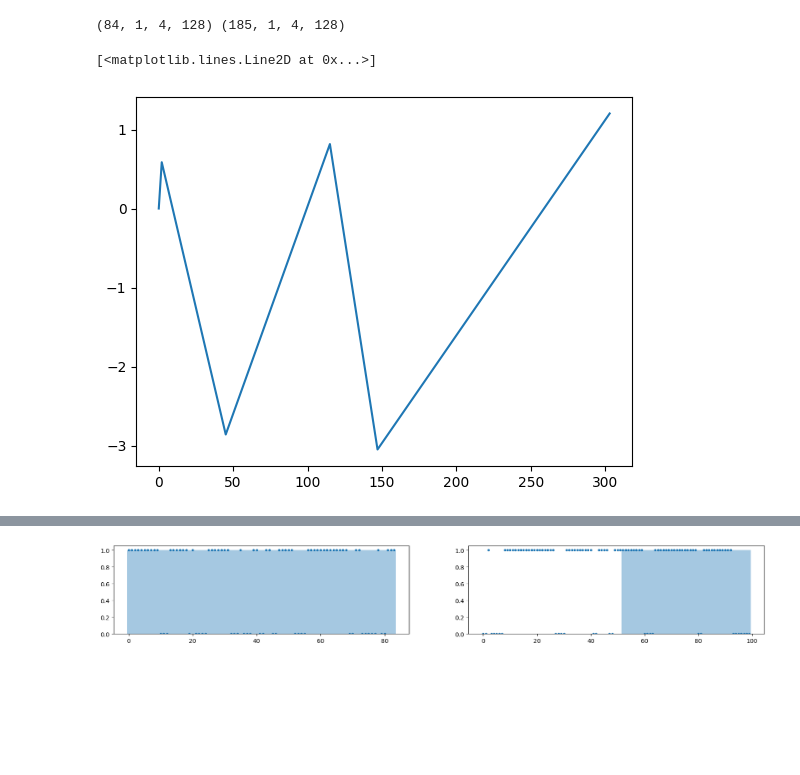
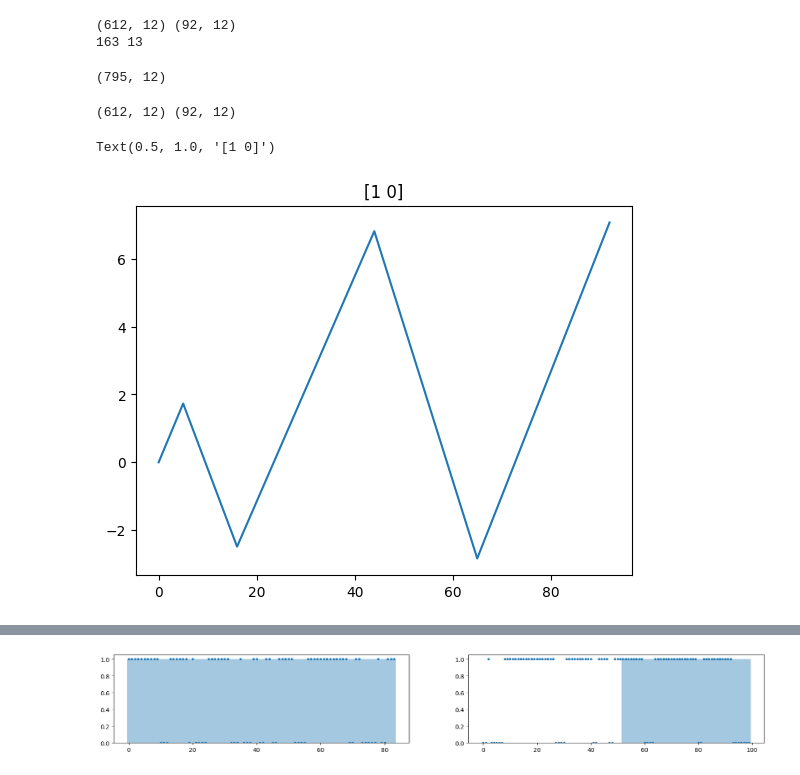
Before and after one commit to binrey/MLTR, a Jupyter notebook: train.ipynb, the cells around one changed output, grey strips where cells are left out. Saved outputs shown, nothing was run; the diff lists cells and outputs as text; code cells hidden in the pictures; blank space fills up the shorter version.

```diff
--- a/train.ipynb
+++ b/train.ipynb
@@ -65,19 +60,50 @@ print(X.shape, y.shape)
+# %%
+_, y_train, peaks_train = load("data/handmade_train/")
+X_train = np.array(peaks_train.copy()).reshape((-1, 12))
+train_ids = np.arange(y_train.shape[0])
+np.random.shuffle(train_ids)
+_, y_test, peaks_test = load("data/handmade_valid/")
+X_test = np.array(peaks_test.copy()).reshape((-1, 12))
+test_ids = np.arange(y_test.shape[0])
+np.random.shuffle(test_ids)
+print(X_train.shape, X_test.shape)
+
+X_train, X_test, y_train, y_test = X_train[train_ids], X_test[test_ids], y_train[train_ids], y_test[test_ids]
+print(sum(np.argmax(y_train, 1)==0), sum(np.argmax(y_test, 1)==0))
+# %% [output]
+(612, 12) (92, 12)
+163 13
+# %%
+X = np.array(peaks.copy()).reshape((-1, 12))
+X.shape
+# %% [output]
+(795, 12)
 # %%
-test_half_size = int(0.99*y.shape[0]/2)
-ids = np.arange(y.shape[0])
-true_ids = ids[y[:, 0] == 1]
-false_ids = ids[y[:, 0] == 0]
+# test_half_size = int(0.2*y.shape[0]/2)
+# ids = np.arange(y.shape[0])
+# true_ids = ids[y[:, 0] == 1]
+# false_ids = ids[y[:, 0] == 0]
 
-test_ids = np.hstack([true_ids[:test_half_size], false_ids[:test_half_size]])
-train_ids = np.hstack([true_ids[test_half_size:], false_ids[test_half_size:]])
-X_train, X_test, y_train, y_test = X[train_ids], X[test_ids], y[train_ids], y[test_ids]
-print(X_train.shape, X_test.shape)
+# test_ids = np.hstack([true_ids[:test_half_size], false_ids[:test_half_size]])
+# train_ids = np.hstack([true_ids[test_half_size:], false_ids[test_half_size:]])
+# np.random.shuffle(train_ids)
+# np.random.shuffle(test_ids)
+# X_train, X_test, y_train, y_test = X[train_ids], X[test_ids], y[train_ids], y[test_ids]
+
+X_train_aug = np.vstack([X_train]*1)
+y_train_aug = np.vstack([y_train]*1)
+# X_train_aug = np.ones_like(X_train_aug)*100
+# X_train_aug *= (1 + (np.random.random(X_train_aug.shape) - 0.5)*1)
+# X_train_aug[:, :6] = X_train_aug[:, :6].round(0)
+print(X_train_aug.shape, X_test.shape)
 # %% [output]
-(84, 1, 4, 128) (185, 1, 4, 128)
+(612, 12) (92, 12)
-# %%
-plt.plot(peaks[false_ids[20]][0], peaks[false_ids[20]][1])
-# %% [output]
-[<matplotlib.lines.Line2D at 0x...>]
-[figure, removed]
+# %%
+n = np.random.randint(500)
+plt.plot(X_train_aug[n, :6], X_train_aug[n, 6:])
+plt.title(y_train[n])
+# %% [output]
+Text(0.5, 1.0, '[1 0]')
+[figure, added]
 # %%
 plt.subplots(figsize=(15, 15))
```
Also changed, not shown: parts of 6 cells of this notebook.
